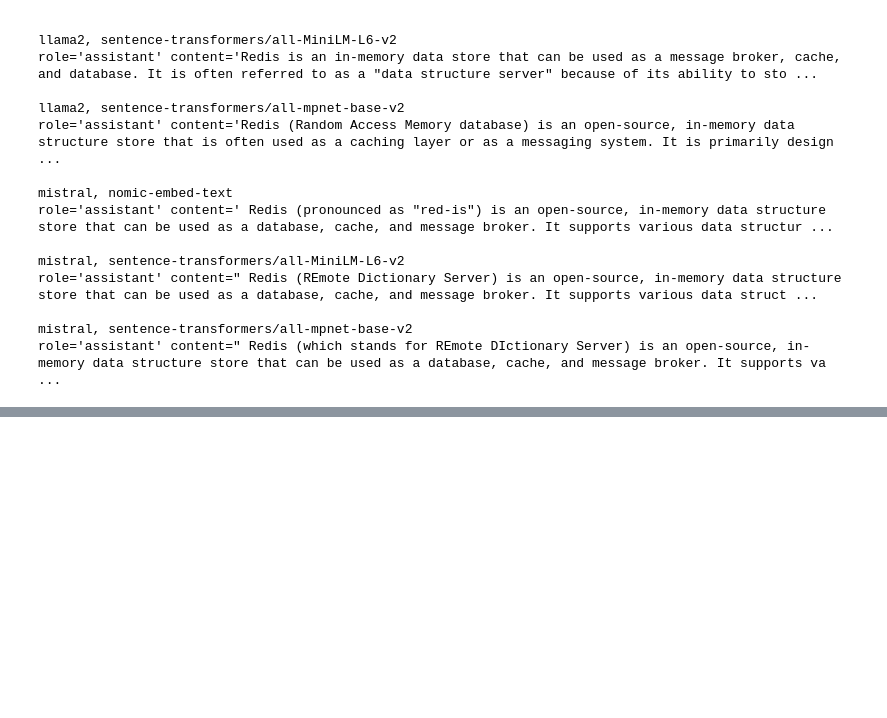
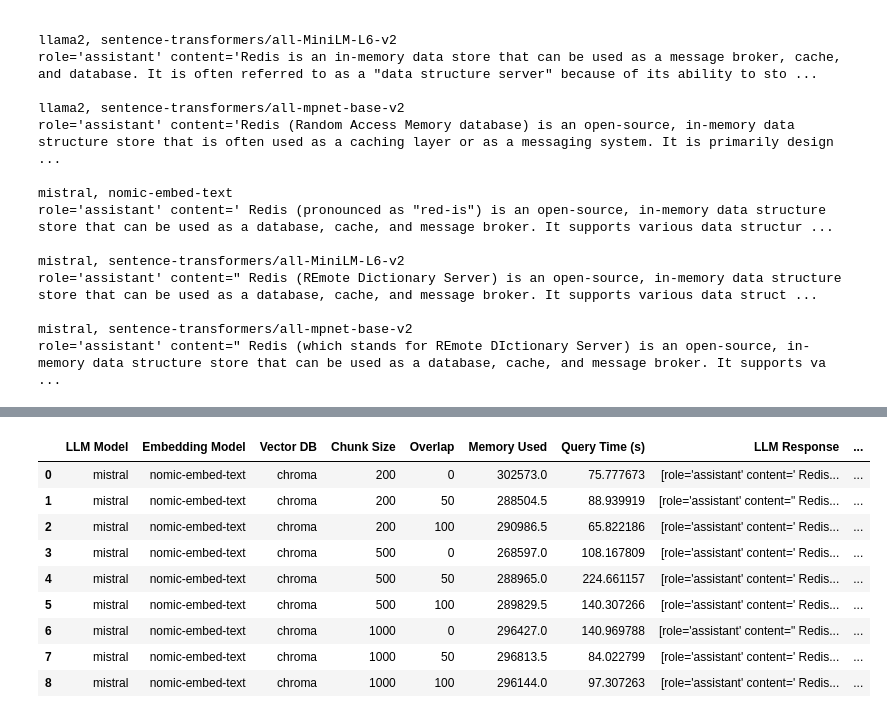
Before and after one commit to desireedegennaro/practical_02_lon_kalden_desiree, a Jupyter notebook: visualizations.ipynb, the cells around one changed output, grey strips where cells are left out. Saved outputs shown, nothing was run; the diff lists cells and outputs as text; code cells hidden in the pictures; blank space fills up the shorter version.

Commit message:
updated visuals + chunk/overlap results

```diff
--- a/visualizations.ipynb
+++ b/visualizations.ipynb
@@ -197,0 +203,8 @@ role='assistant' content=" Redis (which stands for REmote DIctionary Server) is
+# %%
+chunky_df = pd.read_csv('chroma_chunk_results.csv')
+chunk_embd_avg = chunky_df.groupby(['Chunk Size', 'Overlap'])[['Memory Used', 'Query Time (s)']].mean()
+chunk_embd_avg.reset_index(inplace=True)
+chunk_embd_avg.sort_values(by=['Chunk Size', 'Overlap'], inplace=True)
+chunk_embd_avg['Overlap'] = chunk_embd_avg['Overlap'].astype(str)
+chunk_embd_avg['Chunk Size'] = chunk_embd_avg['Chunk Size'].astype(str)
+chunk_embd_avg
@@ -197,0 +230,19 @@ role='assistant' content=" Redis (which stands for REmote DIctionary Server) is
+# %%
+chunk_embed = chunky_df.groupby(['LLM Model', 'Embedding Model', 'Vector DB', 'Chunk Size', 'Overlap']).agg({
+    'Memory Used': 'mean',
+    'Query Time (s)': 'mean',
+    'LLM Response': lambda x: list(x) if isinstance(x.iloc[0], list) else list(x)
+}).reset_index()
+chunk_embed['Chunk/Overlap'] = chunk_embed.apply(lambda row: str(row['Chunk Size']) +', ' + str(row['Overlap']), axis=1)
+chunk_embed
+# %% [output]
+|  | LLM Model | Embedding Model | Vector DB | Chunk Size | Overlap | Memory Used | Query Time (s) | LLM Response | ... |
+| 0 | mistral | nomic-embed-text | chroma | 200 | 0 | 302573.0 | 75.777673 | [role='assistant' content=' Redis... | ... |
+| 1 | mistral | nomic-embed-text | chroma | 200 | 50 | 288504.5 | 88.939919 | [role='assistant' content=" Redis... | ... |
+| 2 | mistral | nomic-embed-text | chroma | 200 | 100 | 290986.5 | 65.822186 | [role='assistant' content=' Redis... | ... |
+| 3 | mistral | nomic-embed-text | chroma | 500 | 0 | 268597.0 | 108.167809 | [role='assistant' content=' Redis... | ... |
+| 4 | mistral | nomic-embed-text | chroma | 500 | 50 | 288965.0 | 224.661157 | [role='assistant' content=' Redis... | ... |
+| 5 | mistral | nomic-embed-text | chroma | 500 | 100 | 289829.5 | 140.307266 | [role='assistant' content=' Redis... | ... |
+| 6 | mistral | nomic-embed-text | chroma | 1000 | 0 | 296427.0 | 140.969788 | [role='assistant' content=" Redis... | ... |
+| 7 | mistral | nomic-embed-text | chroma | 1000 | 50 | 296813.5 | 84.022799 | [role='assistant' content=' Redis... | ... |
+| 8 | mistral | nomic-embed-text | chroma | 1000 | 100 | 296144.0 | 97.307263 | [role='assistant' content=' Redis... | ... |
```
Also changed, not shown: parts of 10 cells of this notebook, 1 other file.
